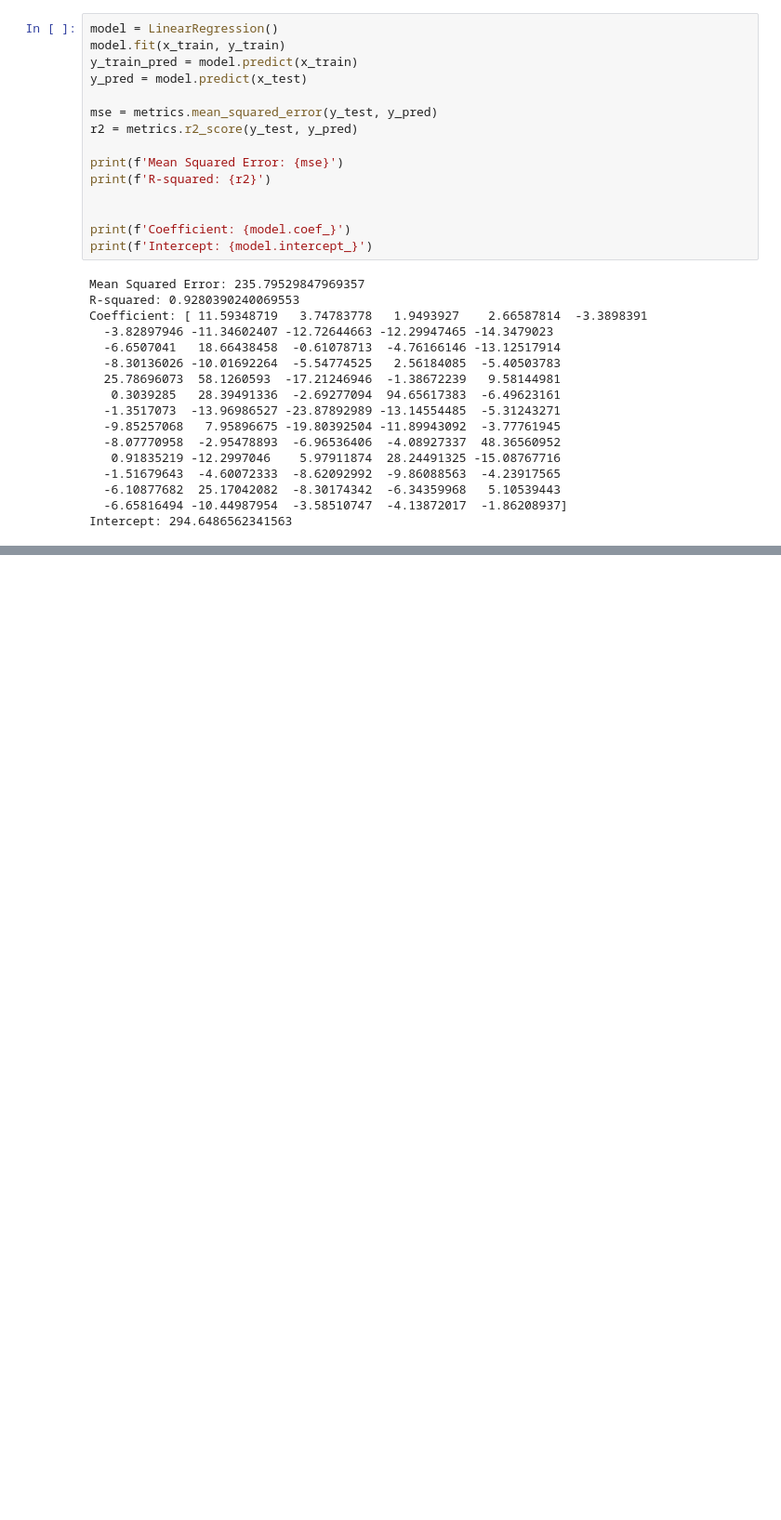
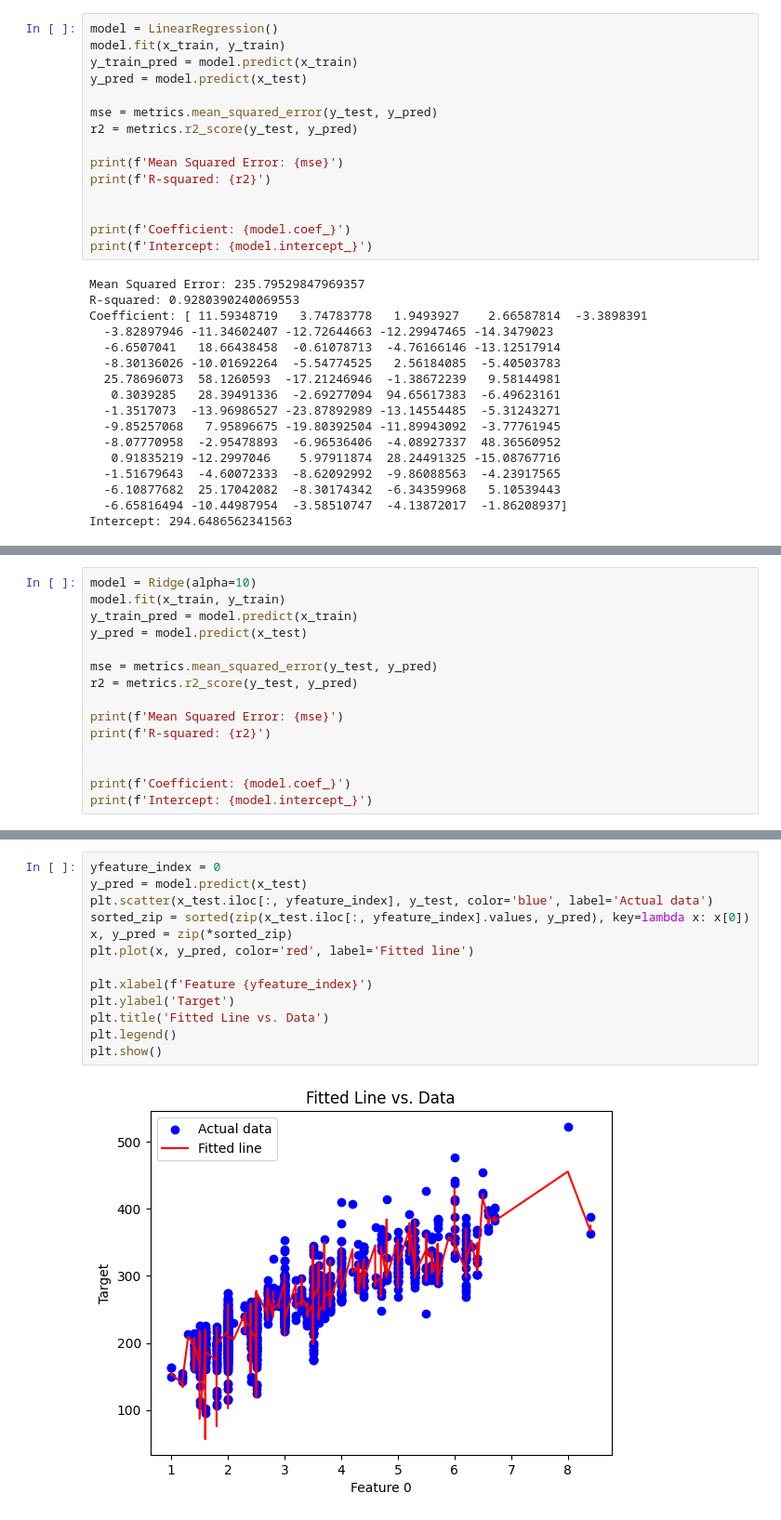
Before and after one commit to Hoseinrajabi1997/co2-emission, a Jupyter notebook: regression-co2-prediction.ipynb, the cells around one changed output, grey strips where cells are left out. Shown at 93% size. Cells and saved outputs as stored; diff of their text form; blank space fills up the shorter version.

Commit message:
ridge

```diff
--- a/regression-co2-prediction.ipynb
+++ b/regression-co2-prediction.ipynb
@@ -256,0 +276,15 @@ plt.show()
+# %%
+model = Ridge(alpha=10)
+model.fit(x_train, y_train)
+y_train_pred = model.predict(x_train)
+y_pred = model.predict(x_test)
+
+mse = metrics.mean_squared_error(y_test, y_pred)
+r2 = metrics.r2_score(y_test, y_pred)
+
+print(f'Mean Squared Error: {mse}')
+print(f'R-squared: {r2}')
+
+
+print(f'Coefficient: {model.coef_}')
+print(f'Intercept: {model.intercept_}')
@@ -256,0 +308,15 @@ plt.show()
+# %%
+yfeature_index = 0
+y_pred = model.predict(x_test)
+plt.scatter(x_test.iloc[:, yfeature_index], y_test, color='blue', label='Actual data')
+sorted_zip = sorted(zip(x_test.iloc[:, yfeature_index].values, y_pred), key=lambda x: x[0])
+x, y_pred = zip(*sorted_zip)
+plt.plot(x, y_pred, color='red', label='Fitted line')
+
+plt.xlabel(f'Feature {yfeature_index}')
+plt.ylabel('Target')
+plt.title('Fitted Line vs. Data')
+plt.legend()
+plt.show()
+# %% [output]
+[figure, added]
```
Also changed, not shown: parts of 5 cells of this notebook.
